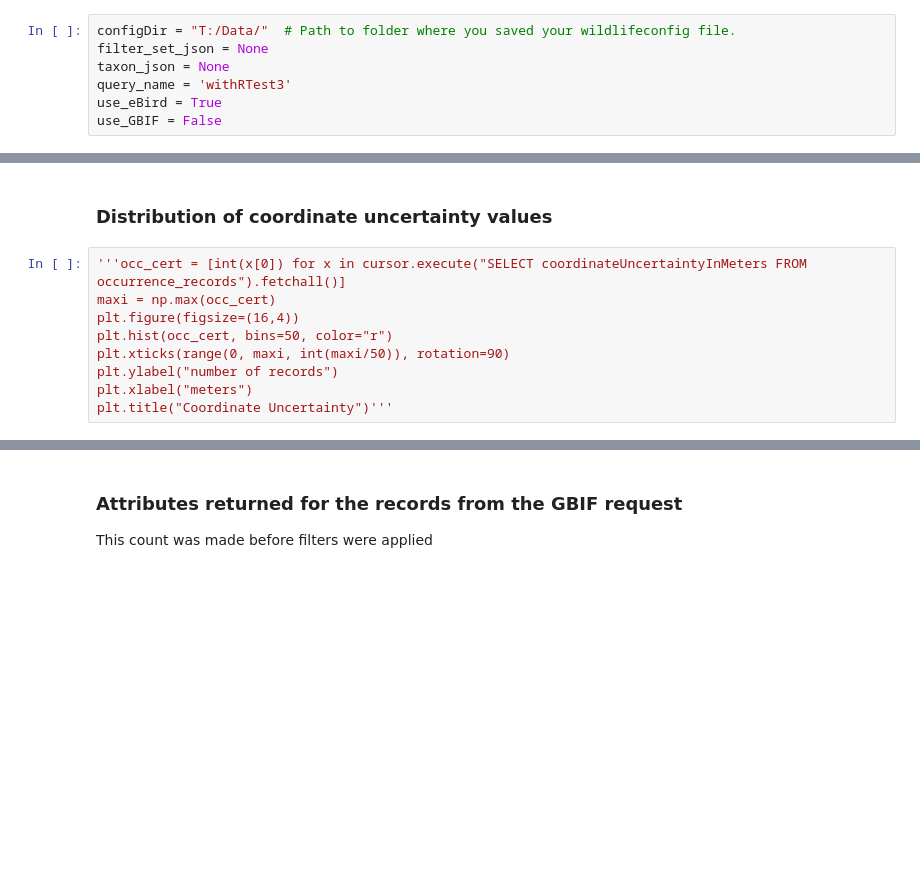
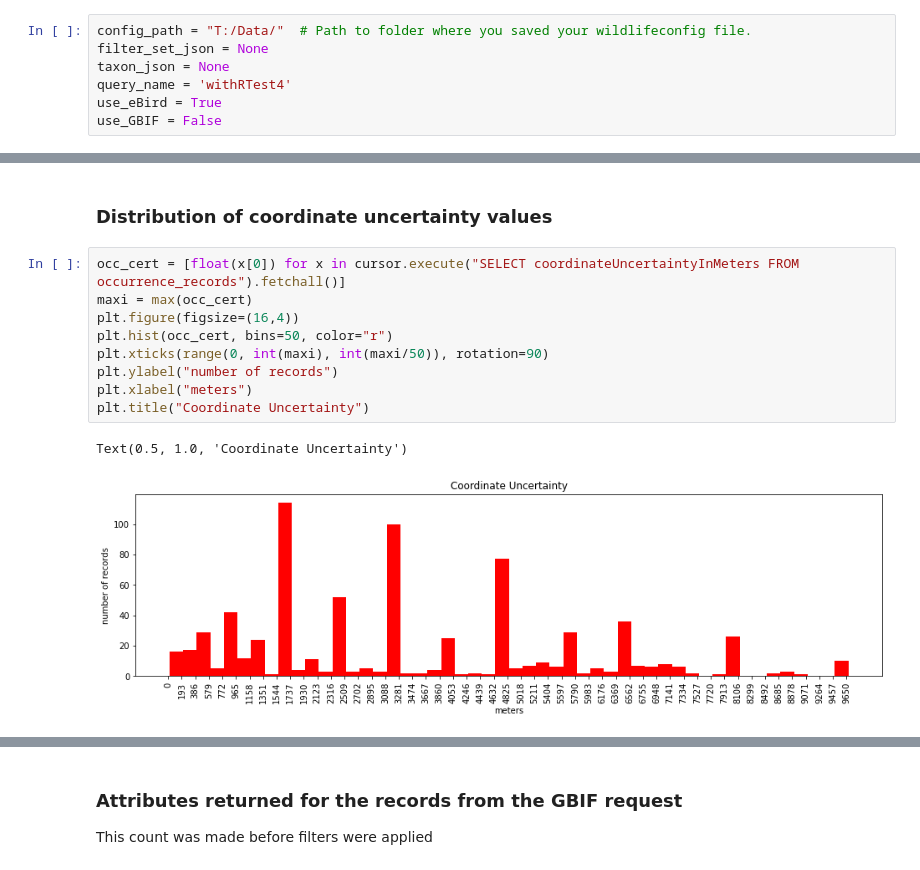
Before and after one commit to AdelsteinJillTPF/wildlife-wrangler, a Jupyter notebook: NEW_TEMPLATE.ipynb, the cells around one changed output, grey strips where cells are left out. Cells and saved outputs as stored; diff of their text form; blank space fills up the shorter version.

```diff
--- a/NEW_TEMPLATE.ipynb
+++ b/NEW_TEMPLATE.ipynb
@@ -5,10 +5,10 @@ jupyter nbconvert --to html --TemplateExporter.exclude_input=True --output-dir="
 # Setup
 Specify some paths and names in the cell below.
 # %%
-configDir = "T:/Data/"  # Path to folder where you saved your wildlifeconfig file.
+config_path = "T:/Data/"  # Path to folder where you saved your wildlifeconfig file.
 filter_set_json = None
 taxon_json = None
-query_name = 'withRTest3'
+query_name = 'withRTest4'
 use_eBird = True
 use_GBIF = False
 # %% [markdown]
@@ -512,12 +478,15 @@ plt.title("Occurrences per Month")
 # %% [markdown]
 ### Distribution of coordinate uncertainty values
 # %%
-'''occ_cert = [int(x[0]) for x in cursor.execute("SELECT coordinateUncertaintyInMeters FROM occurrence_records").fetchall()]
-maxi = np.max(occ_cert)
+occ_cert = [float(x[0]) for x in cursor.execute("SELECT coordinateUncertaintyInMeters FROM occurrence_records").fetchall()]
+maxi = max(occ_cert)
 plt.figure(figsize=(16,4))
 plt.hist(occ_cert, bins=50, color="r")
-plt.xticks(range(0, maxi, int(maxi/50)), rotation=90)
+plt.xticks(range(0, int(maxi), int(maxi/50)), rotation=90)
 plt.ylabel("number of records")
 plt.xlabel("meters")
-plt.title("Coordinate Uncertainty")'''
+plt.title("Coordinate Uncertainty")
+# %% [output]
+Text(0.5, 1.0, 'Coordinate Uncertainty')
+[figure, added]
 # %%
```
Also changed, not shown: parts of 33 cells of this notebook, 1 other file.
